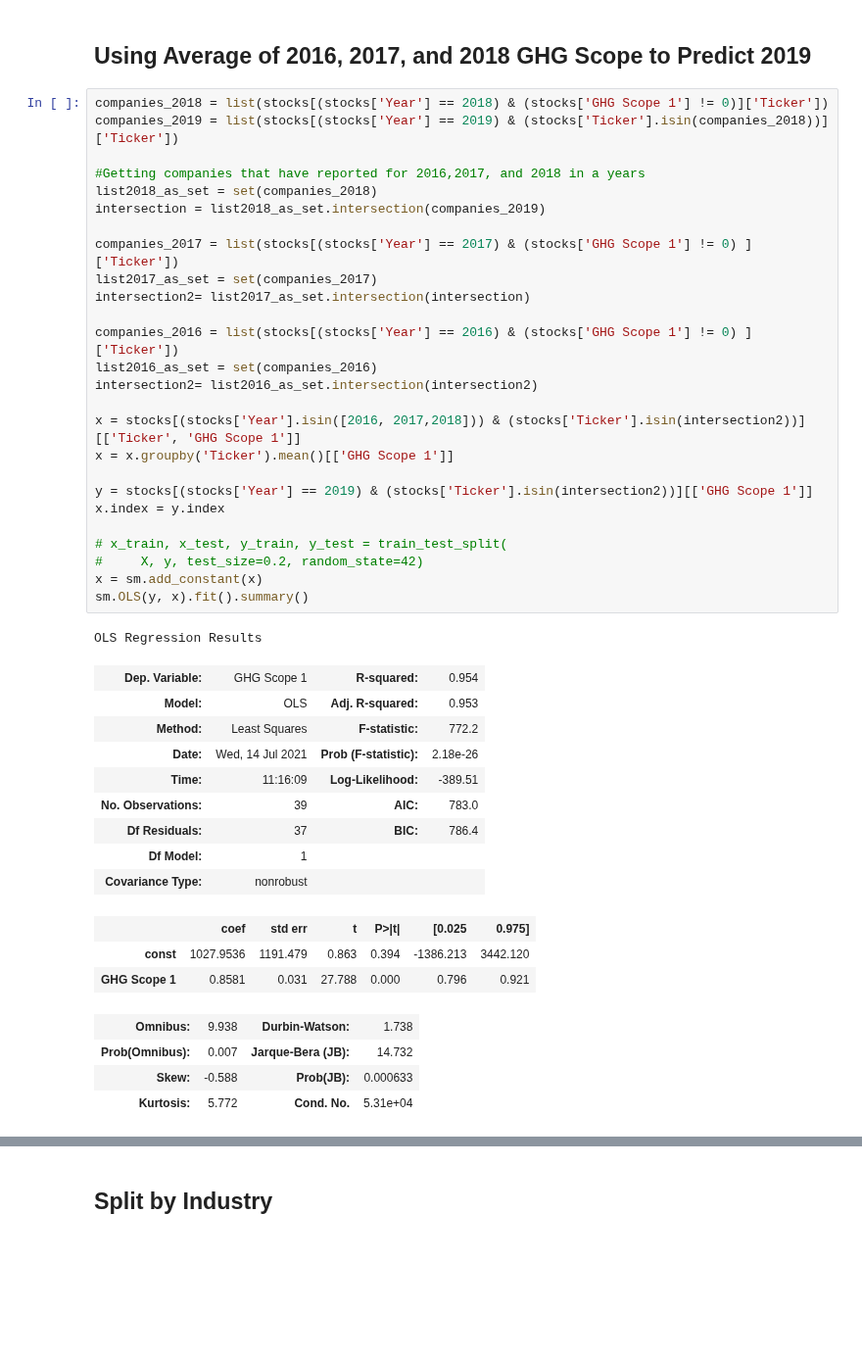
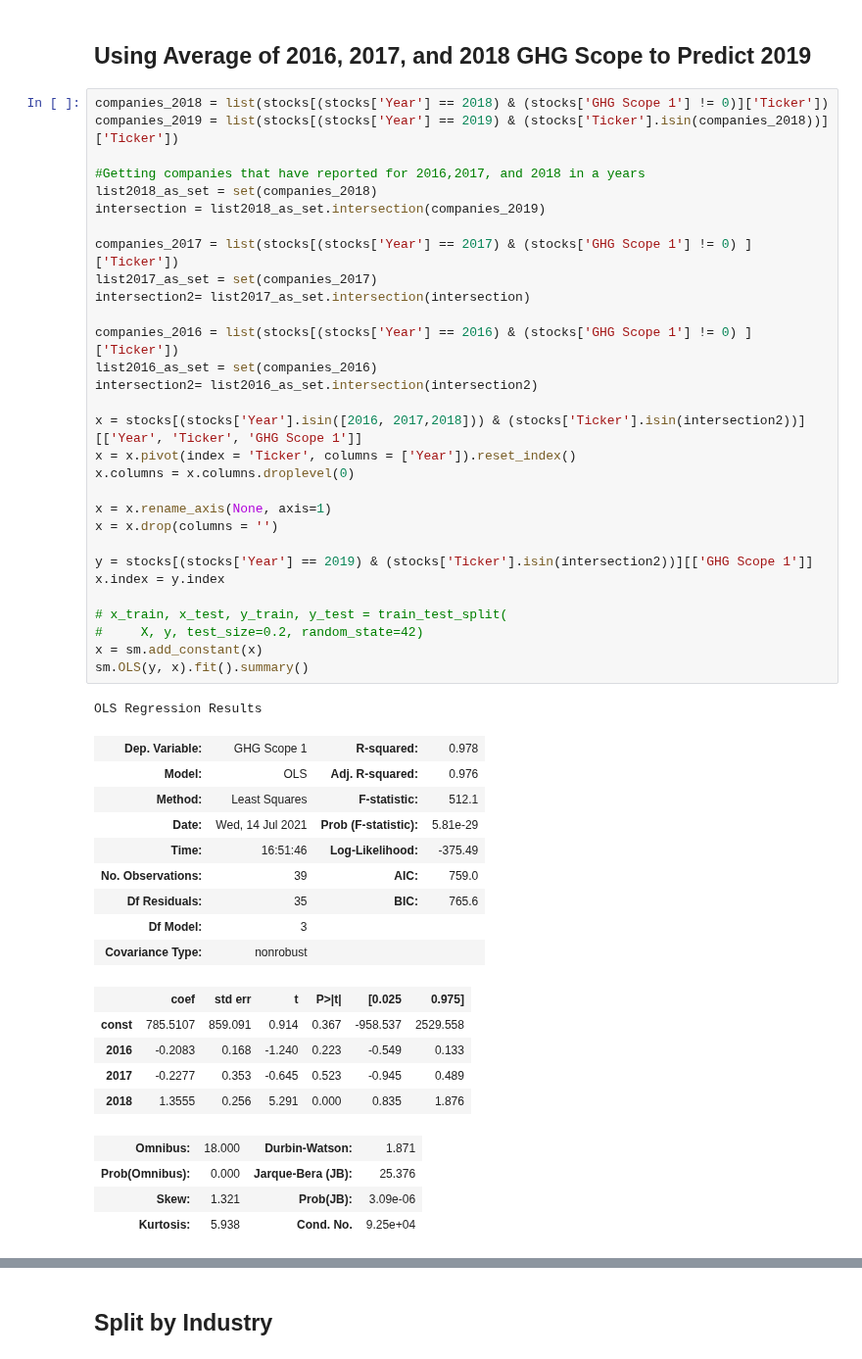
Before and after one commit to maralinetorres/BU-Capstone-Predicting-Environmental-Actions, a Jupyter notebook: Sprint #7 - Final presentation/PredictingTimeSeries - GHG Scope.ipynb, the cells around one changed output, grey strips where cells are left out. Shown at 98% size. Saved outputs shown, nothing was run; the diff lists cells and outputs as text; blank space fills up the shorter version.

```diff
--- a/Sprint #7 - Final presentation/PredictingTimeSeries - GHG Scope.ipynb
+++ b/Sprint #7 - Final presentation/PredictingTimeSeries - GHG Scope.ipynb
@@ -33,46 +33,52 @@ stocks['Percent_Change_GHG'] = (stocks.groupby('Ticker')['GHG Scope 1'].apply(pd
 # %%
 companies_2018 = list(stocks[(stocks['Year'] == 2018) & (stocks['GHG Scope 1'] != 0)]['Ticker'])
 companies_2019 = list(stocks[(stocks['Year'] == 2019) & (stocks['Ticker'].isin(companies_2018))]['Ticker'])
 
 #Getting companies that have reported for 2016,2017, and 2018 in a years
 list2018_as_set = set(companies_2018)
 intersection = list2018_as_set.intersection(companies_2019)
 
 companies_2017 = list(stocks[(stocks['Year'] == 2017) & (stocks['GHG Scope 1'] != 0) ]['Ticker'])
 list2017_as_set = set(companies_2017)
 intersection2= list2017_as_set.intersection(intersection)
 
 companies_2016 = list(stocks[(stocks['Year'] == 2016) & (stocks['GHG Scope 1'] != 0) ]['Ticker'])
 list2016_as_set = set(companies_2016)
 intersection2= list2016_as_set.intersection(intersection2)
 
-x = stocks[(stocks['Year'].isin([2016, 2017,2018])) & (stocks['Ticker'].isin(intersection2))][['Ticker', 'GHG Scope 1']]
-x = x.groupby('Ticker').mean()[['GHG Scope 1']]
+x = stocks[(stocks['Year'].isin([2016, 2017,2018])) & (stocks['Ticker'].isin(intersection2))][['Year', 'Ticker', 'GHG Scope 1']]
+x = x.pivot(index = 'Ticker', columns = ['Year']).reset_index()
+x.columns = x.columns.droplevel(0)
+
+x = x.rename_axis(None, axis=1)
+x = x.drop(columns = '')
 
 y = stocks[(stocks['Year'] == 2019) & (stocks['Ticker'].isin(intersection2))][['GHG Scope 1']]
 x.index = y.index
 
 # x_train, x_test, y_train, y_test = train_test_split(
 #     X, y, test_size=0.2, random_state=42)
 x = sm.add_constant(x)
 sm.OLS(y, x).fit().summary()
 # %% [output]
 OLS Regression Results
-| Dep. Variable: | GHG Scope 1 | R-squared: | 0.954 |
-| Model: | OLS | Adj. R-squared: | 0.953 |
-| Method: | Least Squares | F-statistic: | 772.2 |
-| Date: | Wed, 14 Jul 2021 | Prob (F-statistic): | 2.18e-26 |
-| Time: | 11:16:09 | Log-Likelihood: | -389.51 |
-| No. Observations: | 39 | AIC: | 783.0 |
-| Df Residuals: | 37 | BIC: | 786.4 |
-| Df Model: | 1 |  |  |
+| Dep. Variable: | GHG Scope 1 | R-squared: | 0.978 |
+| Model: | OLS | Adj. R-squared: | 0.976 |
+| Method: | Least Squares | F-statistic: | 512.1 |
+| Date: | Wed, 14 Jul 2021 | Prob (F-statistic): | 5.81e-29 |
+| Time: | 16:51:46 | Log-Likelihood: | -375.49 |
+| No. Observations: | 39 | AIC: | 759.0 |
+| Df Residuals: | 35 | BIC: | 765.6 |
+| Df Model: | 3 |  |  |
 | Covariance Type: | nonrobust |  |  |
 |  | coef | std err | t | P>|t| | [0.025 | 0.975] |
-| const | 1027.9536 | 1191.479 | 0.863 | 0.394 | -1386.213 | 3442.120 |
-| GHG Scope 1 | 0.8581 | 0.031 | 27.788 | 0.000 | 0.796 | 0.921 |
+| const | 785.5107 | 859.091 | 0.914 | 0.367 | -958.537 | 2529.558 |
+| 2016 | -0.2083 | 0.168 | -1.240 | 0.223 | -0.549 | 0.133 |
+| 2017 | -0.2277 | 0.353 | -0.645 | 0.523 | -0.945 | 0.489 |
+| 2018 | 1.3555 | 0.256 | 5.291 | 0.000 | 0.835 | 1.876 |
-| Omnibus: | 9.938 | Durbin-Watson: | 1.738 |
-| Prob(Omnibus): | 0.007 | Jarque-Bera (JB): | 14.732 |
-| Skew: | -0.588 | Prob(JB): | 0.000633 |
-| Kurtosis: | 5.772 | Cond. No. | 5.31e+04 |
+| Omnibus: | 18.000 | Durbin-Watson: | 1.871 |
+| Prob(Omnibus): | 0.000 | Jarque-Bera (JB): | 25.376 |
+| Skew: | 1.321 | Prob(JB): | 3.09e-06 |
+| Kurtosis: | 5.938 | Cond. No. | 9.25e+04 |
 Warnings:
 [1] Standard Errors assume that the covariance matrix of the errors is correctly specified.
```
Also changed, not shown: parts of 9 cells of this notebook.
